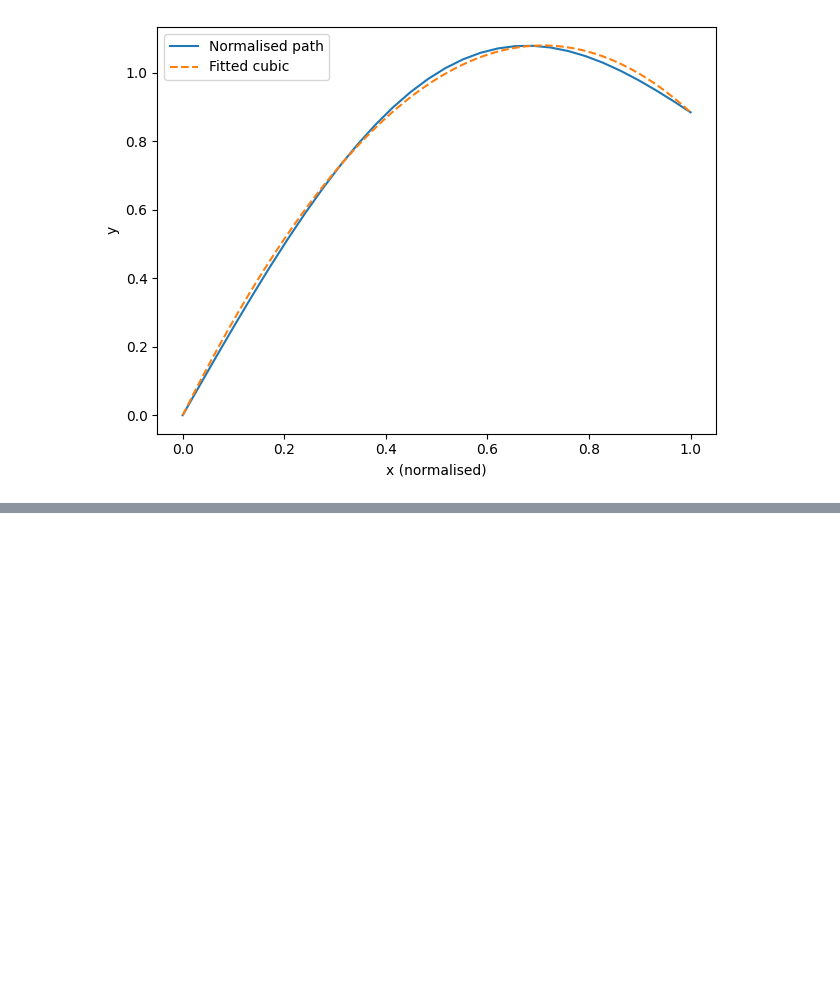
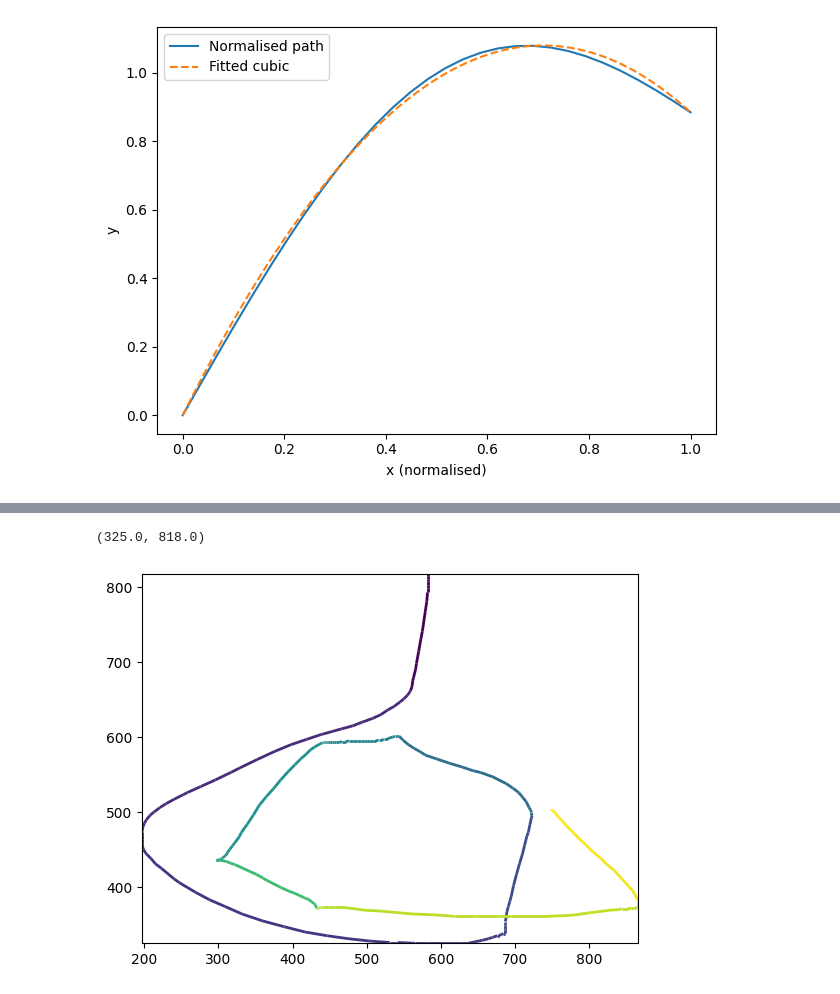
Before and after one commit to induction-labs/induction-labs, a Jupyter notebook: repos/synapse/src/synapse/video_loader/cursor_movement.ipynb, the cells around one changed output, grey strips where cells are left out. Drawn from its saved outputs; the diff is of its cells as text; code cells hidden in the pictures; blank space fills up the shorter version.

```diff
--- a/repos/synapse/src/synapse/video_loader/cursor_movement.ipynb
+++ b/repos/synapse/src/synapse/video_loader/cursor_movement.ipynb
@@ -526,3 +526,29 @@ t, x, y = plot_timestamp_comparison(timestamps, filled_actions,
+# %%
+import numpy as np
+import matplotlib.pyplot as plt
+from matplotlib.collections import LineCollection
+from matplotlib import cm
+
+t = np.array(treal)
+x = np.array(xreal)
+y = np.array(yreal)
+norm = plt.Normalize(t.min(), t.max())
+colors = cm.viridis(norm(t))
+
+# Build segments between consecutive points
+pts = np.stack([x, y], axis=1)
+segs = np.concatenate([pts[:-1,None], pts[1:,None]], axis=1)
+
+# Create a LineCollection, one segment per time step
+lc = LineCollection(segs, colors=colors[:-1], linewidth=2)
+
+fig, ax = plt.subplots()
+ax.add_collection(lc)
+ax.set_xlim(min(x), max(x))
+ax.set_ylim(min(y), max(y))
+# %% [output]
+(325.0, 818.0)
+[figure, added]
 # %%
 reconstructed_actions = [
     Action(action=MouseMove(x=x_coord, y=y_coord), timestamp=timestamp).model_dump()
```
Also changed, not shown: parts of 3 cells of this notebook, 4 other files.
